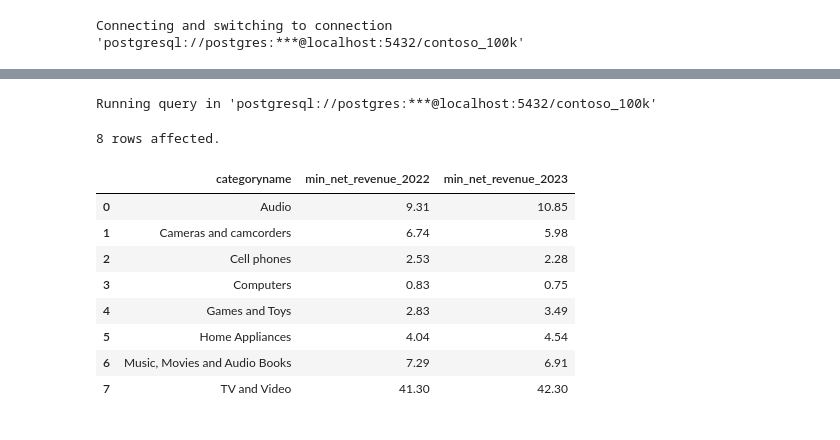
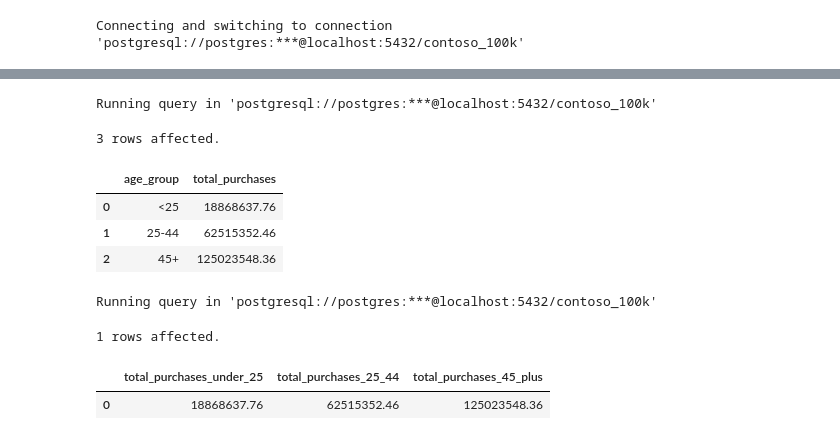
Before and after one commit to sandu17767/project_sql_data_jobs, a Jupyter notebook: Resources/Blank_SQL_Notebook.ipynb, the cells around one changed output, grey strips where cells are left out. Saved outputs shown, nothing was run; the diff lists cells and outputs as text; code cells hidden in the pictures.

```diff
--- a/Resources/Blank_SQL_Notebook.ipynb
+++ b/Resources/Blank_SQL_Notebook.ipynb
@@ -82,22 +135,32 @@ Running query in 'postgresql://postgres:***@localhost:5432/contoso_100k'
+# %%
+%%sql
+SELECT
+CASE
+WHEN c.age < 25 THEN '<25'
+WHEN c.age BETWEEN 25 AND 44 THEN '25-44'
+ELSE '45+'
+END AS age_group,
+SUM(quantity*netprice*exchangerate) AS total_purchases
+FROM sales s
+INNER JOIN customer c ON c.customerkey = s.customerkey
+GROUP BY age_group;
+# %% [output]
+Running query in 'postgresql://postgres:***@localhost:5432/contoso_100k'
+3 rows affected.
+|  | age_group | total_purchases |
+| 0 | <25 | 18868637.76 |
+| 1 | 25-44 | 62515352.46 |
+| 2 | 45+ | 125023548.36 |
 # %%
 %%sql
 SELECT
-p.categoryname,
-MIN(CASE WHEN s.orderdate BETWEEN '2022-01-01' AND '2022-12-31' THEN (s.quantity * s.netprice* s.exchangerate) END ) AS MIN_net_revenue_2022,
-MIN(CASE WHEN s.orderdate BETWEEN '2023-01-01' AND '2023-12-31' THEN (s.quantity * s.netprice *s.exchangerate) END ) AS MIN_net_revenue_2023
+SUM(CASE WHEN c.age < 25 THEN (s.quantity *s.netprice * s.exchangerate) ELSE 0 END) AS total_purchases_under_25,
+SUM(CASE WHEN c.age BETWEEN 25 AND 44 THEN (s.quantity * s.netprice * s.exchangerate)ELSE 0 END) AS total_purchases_25_44,
+SUM(CASE WHEN c.age >= 45 THEN (s.quantity *s.netprice * s.exchangerate)ELSE 0 END) AS total_purchases_45_plus
 FROM sales s
-LEFT JOIN product p ON p.productkey = s.productkey
-GROUP BY p.categoryname
-ORDER BY p.categoryname;
+INNER JOIN customer c ON c.customerkey = s.customerkey;
 # %% [output]
 Running query in 'postgresql://postgres:***@localhost:5432/contoso_100k'
-8 rows affected.
+1 rows affected.
-|  | categoryname | min_net_revenue_2022 | min_net_revenue_2023 |
-| 0 | Audio | 9.31 | 10.85 |
-| 1 | Cameras and camcorders | 6.74 | 5.98 |
-| 2 | Cell phones | 2.53 | 2.28 |
-| 3 | Computers | 0.83 | 0.75 |
-| 4 | Games and Toys | 2.83 | 3.49 |
-| 5 | Home Appliances | 4.04 | 4.54 |
-| 6 | Music, Movies and Audio Books | 7.29 | 6.91 |
-| 7 | TV and Video | 41.30 | 42.30 |
+|  | total_purchases_under_25 | total_purchases_25_44 | total_purchases_45_plus |
+| 0 | 18868637.76 | 62515352.46 | 125023548.36 |
```
Also changed, not shown: parts of 13 cells of this notebook.
